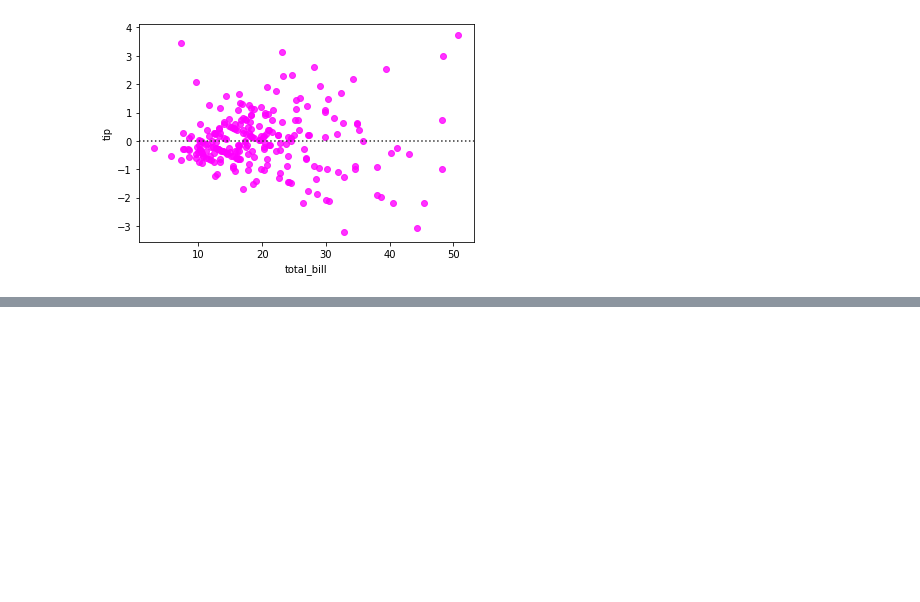
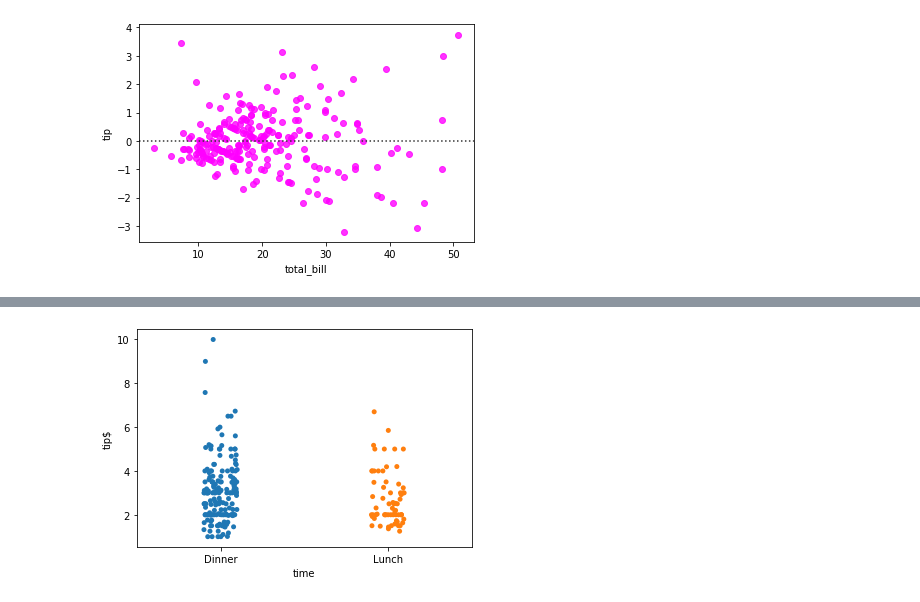
Before and after one commit to ak1920/data_visualiz_pyplot, a Jupyter notebook: Data_viz_Matpl_seaborn1.ipynb, the cells around one changed output, grey strips where cells are left out. Drawn from its saved outputs; the diff is of its cells as text; code cells hidden in the pictures; blank space fills up the shorter version.

```diff
--- a/Data_viz_Matpl_seaborn1.ipynb
+++ b/Data_viz_Matpl_seaborn1.ipynb
@@ -93,0 +120,6 @@ plt.show()
+# %%
+sns.stripplot(x = 'time', y = 'tip', data = df)
+plt.ylabel('tip$')
+plt.show()
+# %% [output]
+[figure, added]
```
Also changed, not shown: parts of 10 cells of this notebook.
